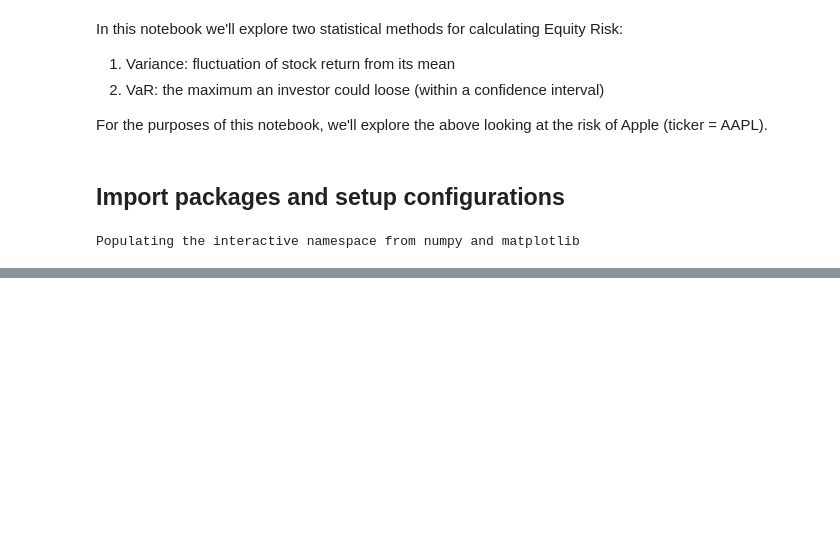
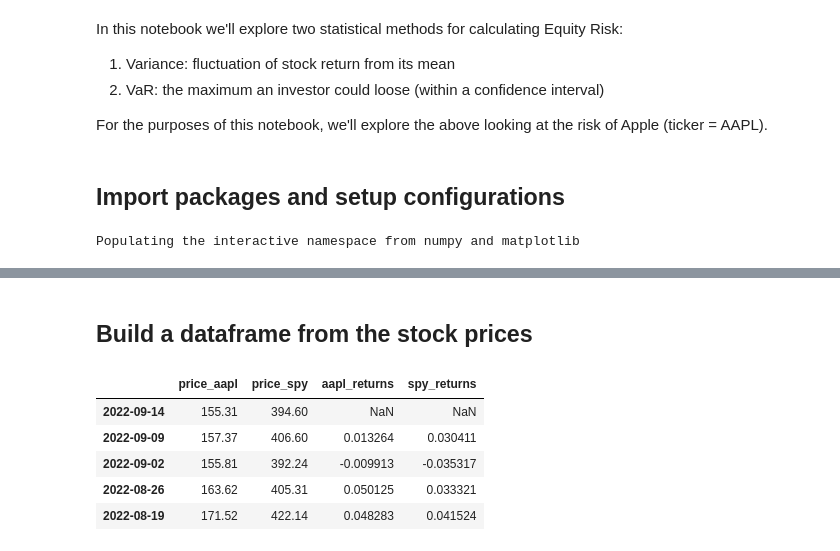
Before and after one commit to slemasne/tutorials, a Jupyter notebook: _notebooks/2018-03-03-measure-equity-risk.ipynb, the cells around one changed output, grey strips where cells are left out. Cells and saved outputs as stored; diff of their text form; code cells hidden in the pictures; blank space fills up the shorter version.

```diff
--- a/_notebooks/2018-03-03-measure-equity-risk.ipynb
+++ b/_notebooks/2018-03-03-measure-equity-risk.ipynb
@@ -38,0 +54,2 @@ directory = os.getcwd() + "/data/" # CSV file contained within local directory
+# %% [markdown]
+## Build a dataframe from the stock prices
@@ -38,0 +75,9 @@ directory = os.getcwd() + "/data/" # CSV file contained within local directory
+# %%
+ts_df.head(5)
+# %% [output]
+|  | price_aapl | price_spy | aapl_returns | spy_returns |
+| 2022-09-14 | 155.31 | 394.60 | NaN | NaN |
+| 2022-09-09 | 157.37 | 406.60 | 0.013264 | 0.030411 |
+| 2022-09-02 | 155.81 | 392.24 | -0.009913 | -0.035317 |
+| 2022-08-26 | 163.62 | 405.31 | 0.050125 | 0.033321 |
+| 2022-08-19 | 171.52 | 422.14 | 0.048283 | 0.041524 |
```
Also changed, not shown: parts of 19 cells of this notebook.
